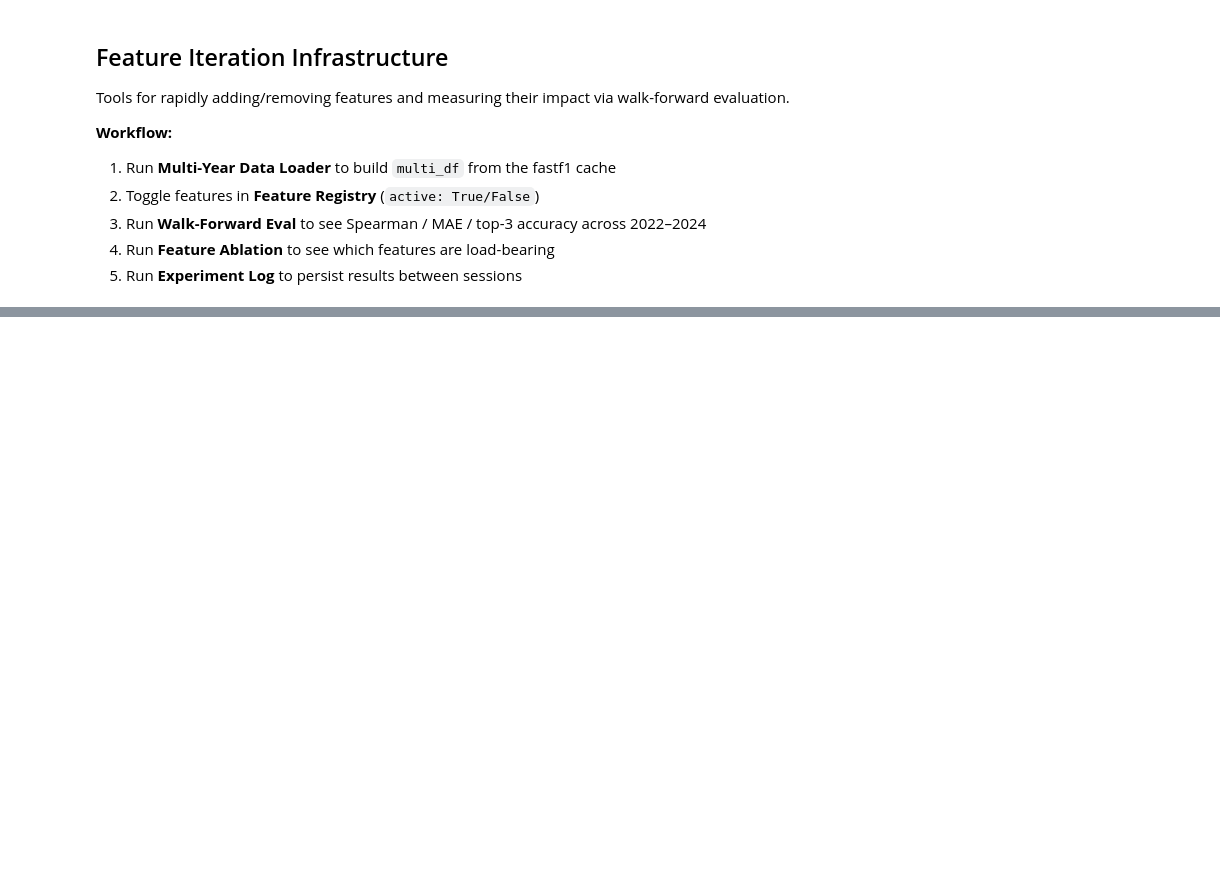
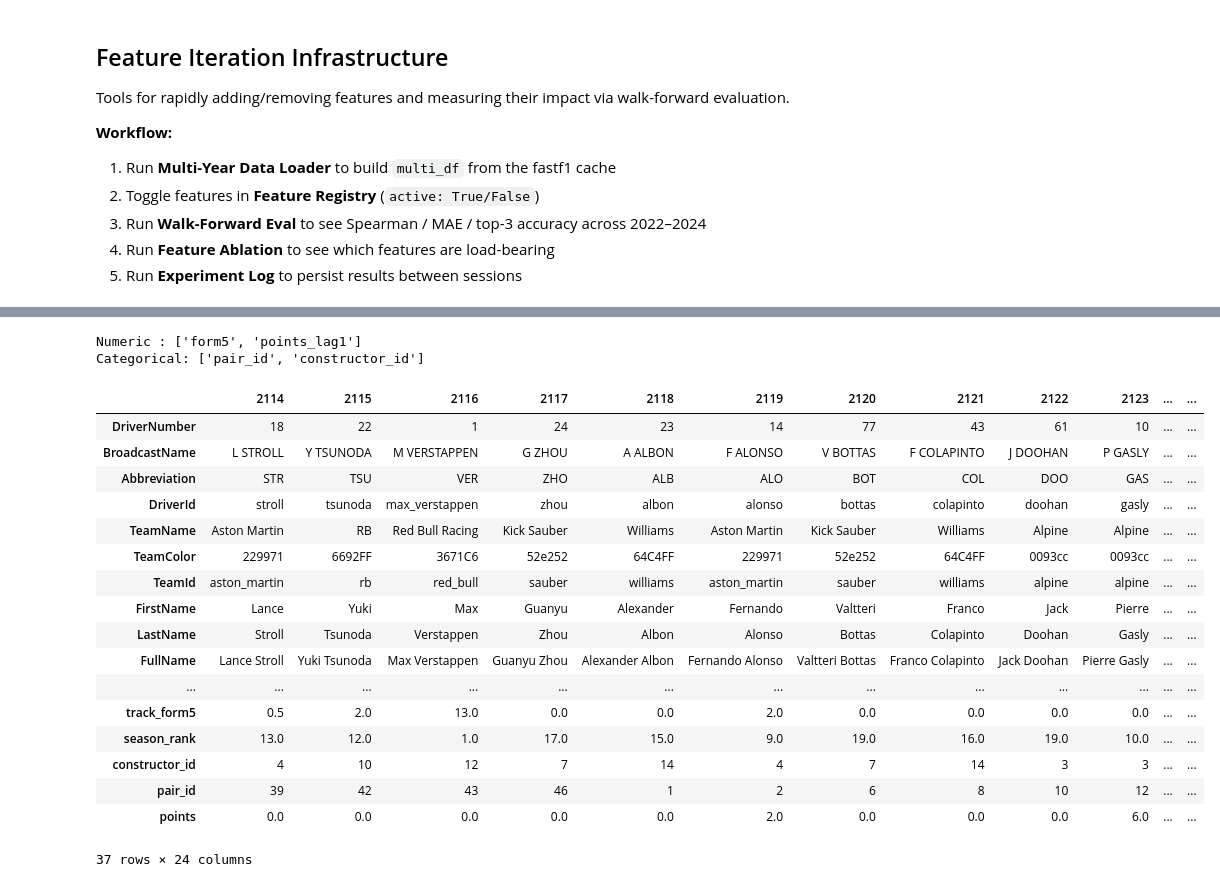
Before and after one commit to bradk54/F1_forecast, a Jupyter notebook: Notebooks/2_0_Model_Development.ipynb, the cells around one changed output, grey strips where cells are left out. Drawn from its saved outputs; the diff is of its cells as text; code cells hidden in the pictures; blank space fills up the shorter version.

```diff
--- a/Notebooks/2_0_Model_Development.ipynb
+++ b/Notebooks/2_0_Model_Development.ipynb
@@ -341,0 +500,7 @@ final.head().T
+# %%
+import sys; sys.path.append('..')
+from src.data.f1_loader import load_seasons
+
+data = load_seasons(2022, 2026)   # inclusive
+data.summary()                    # audit + sanity table
+df = data.wide                    # one row per driver-race
@@ -1515,7 +1795,8 @@ def build_multiyear_features(season_df, k0=2.0):
     """
     df = season_df.copy()
     df["Points"] = pd.to_numeric(df["Points"], errors="coerce").fillna(0)
-    df["GridPosition"] = pd.to_numeric(df["GridPosition"], errors="coerce").fillna(10)
+    df["GridPosition"] = pd.to_numeric(
+        df["GridPosition"], errors="coerce").fillna(10)
     df = df.sort_values(["Abbreviation", "RaceDate"]).reset_index(drop=True)
     mu0 = float(df["Points"].mean())
 
@@ -1526,7 +1807,8 @@ def build_multiyear_features(season_df, k0=2.0):
         .reset_index(level=0, drop=True)
     )
     df["form5"] = df["Points_last5"].apply(lambda L: shrink_mean(L, mu0, k0))
-    df["points_lag1"] = df.groupby("Abbreviation")["Points"].shift(1).fillna(mu0)
+    df["points_lag1"] = df.groupby("Abbreviation")[
+        "Points"].shift(1).fillna(mu0)
 
     # ── grid position ──
     df["grid_position"] = df["GridPosition"]
@@ -1552,14 +1834,17 @@ def build_multiyear_features(season_df, k0=2.0):
         .reset_index(level=[0, 1], drop=True)
     )
     track["track_form5"] = track["_track_last5"].apply(
-        lambda L: float(np.mean(L)) if isinstance(L, list) and len(L) > 0 else mu0
+        lambda L: float(np.mean(L)) if isinstance(
+            L, list) and len(L) > 0 else mu0
     )
     df["track_form5"] = track["track_form5"].reindex(df.index)
 
     # ── season rank entering race ──
-    df = df.sort_values(["Year", "RaceDate", "Abbreviation"]).reset_index(drop=True)
+    df = df.sort_values(["Year", "RaceDate", "Abbreviation"]
+                        ).reset_index(drop=True)
     df["_cum"] = df.groupby(["Year", "Abbreviation"])["Points"].cumsum()
-    df["_cum_lag"] = df.groupby(["Year", "Abbreviation"])["_cum"].shift(1).fillna(0)
+    df["_cum_lag"] = df.groupby(["Year", "Abbreviation"])[
+        "_cum"].shift(1).fillna(0)
     df["season_rank"] = (
         df.groupby(["Year", "RaceDate"])["_cum_lag"]
         .rank(ascending=False, method="min")
@@ -1567,8 +1852,10 @@ def build_multiyear_features(season_df, k0=2.0):
     df.drop(columns=["_cum", "_cum_lag"], inplace=True)
 
     # ── categorical IDs ──
-    df["constructor_id"] = df["TeamName"].astype("category").cat.codes.astype(int)
-    df["pair_id"] = (df["Abbreviation"] + "_" + df["TeamName"]).astype("category").cat.codes.astype(int)
+    df["constructor_id"] = df["TeamName"].astype(
+        "category").cat.codes.astype(int)
+    df["pair_id"] = (df["Abbreviation"] + "_" + df["TeamName"]
+                     ).astype("category").cat.codes.astype(int)
 
     # lowercase target for F1PoissonForecaster
     df["points"] = df["Points"]
@@ -1578,5 +1865,7 @@ def build_multiyear_features(season_df, k0=2.0):
 print("Loading multi-year data from fastf1 cache...")
 multi_raw = load_multiyear_fastf1(f1, years=range(2020, 2025))
 multi_df = build_multiyear_features(multi_raw)
-print(f"\nDataset: {multi_df.shape[0]} driver-race rows across {multi_df['Year'].nunique()} seasons")
-multi_df[["Abbreviation", "Race", "Year", "form5", "grid_position", "dnf_rate5", "track_form5", "season_rank"]].head(8)
+print(
+    f"\nDataset: {multi_df.shape[0]} driver-race rows across {multi_df['Year'].nunique()} seasons")
+multi_df[["Abbreviation", "Race", "Year", "form5", "grid_position",
+          "dnf_rate5", "track_form5", "season_rank"]].head(8)
@@ -1590,18 +1981,49 @@ FEATURE_CONFIG = {
     "form5":         {"active": True,  "type": "numeric"},
     "points_lag1":   {"active": True,  "type": "numeric"},
     "pair_id":       {"active": True,  "type": "categorical"},
-    "constructor_id":{"active": True,  "type": "categorical"},
+    "constructor_id": {"active": True,  "type": "categorical"},
     # New candidates — flip active: True to include, then rerun walk_forward_eval
-    "grid_position": {"active": False, "type": "numeric"},   # qualifying/grid start
+    # qualifying/grid start
+    "grid_position": {"active": False, "type": "numeric"},
     "dnf_rate5":     {"active": False, "type": "numeric"},   # rolling DNF rate
-    "track_form5":   {"active": False, "type": "numeric"},   # avg points at this circuit
-    "season_rank":   {"active": False, "type": "numeric"},   # current WDC standing
+    # avg points at this circuit
+    "track_form5":   {"active": False, "type": "numeric"},
+    # current WDC standing
+    "season_rank":   {"active": False, "type": "numeric"},
 }
 
-active_numeric = [k for k, v in FEATURE_CONFIG.items() if v["active"] and v["type"] == "numeric"]
-active_cat     = [k for k, v in FEATURE_CONFIG.items() if v["active"] and v["type"] == "categorical"]
+active_numeric = [k for k, v in FEATURE_CONFIG.items(
+) if v["active"] and v["type"] == "numeric"]
+active_cat = [k for k, v in FEATURE_CONFIG.items() if v["active"]
+              and v["type"] == "categorical"]
 print("Numeric :", active_numeric)
 print("Categorical:", active_cat)
+# %% [output]
+Numeric : ['form5', 'points_lag1']
+Categorical: ['pair_id', 'constructor_id']
+# %%
+multi_df = build_multiyear_features(multi_raw)
+
+multi_df.tail(24).T
+# %% [output]
+|  | 2114 | 2115 | 2116 | 2117 | 2118 | 2119 | 2120 | 2121 | 2122 | 2123 | ... | ... |
+| DriverNumber | 18 | 22 | 1 | 24 | 23 | 14 | 77 | 43 | 61 | 10 | ... | ... |
+| BroadcastName | L STROLL | Y TSUNODA | M VERSTAPPEN | G ZHOU | A ALBON | F ALONSO | V BOTTAS | F COLAPINTO | J DOOHAN | P GASLY | ... | ... |
+| Abbreviation | STR | TSU | VER | ZHO | ALB | ALO | BOT | COL | DOO | GAS | ... | ... |
+| DriverId | stroll | tsunoda | max_verstappen | zhou | albon | alonso | bottas | colapinto | doohan | gasly | ... | ... |
+| TeamName | Aston Martin | RB | Red Bull Racing | Kick Sauber | Williams | Aston Martin | Kick Sauber | Williams | Alpine | Alpine | ... | ... |
+| TeamColor | 229971 | 6692FF | 3671C6 | 52e252 | 64C4FF | 229971 | 52e252 | 64C4FF | 0093cc | 0093cc | ... | ... |
+| TeamId | aston_martin | rb | red_bull | sauber | williams | aston_martin | sauber | williams | alpine | alpine | ... | ... |
+| FirstName | Lance | Yuki | Max | Guanyu | Alexander | Fernando | Valtteri | Franco | Jack | Pierre | ... | ... |
+| LastName | Stroll | Tsunoda | Verstappen | Zhou | Albon | Alonso | Bottas | Colapinto | Doohan | Gasly | ... | ... |
+| FullName | Lance Stroll | Yuki Tsunoda | Max Verstappen | Guanyu Zhou | Alexander Albon | Fernando Alonso | Valtteri Bottas | Franco Colapinto | Jack Doohan | Pierre Gasly | ... | ... |
+| ... | ... | ... | ... | ... | ... | ... | ... | ... | ... | ... | ... | ... |
+| track_form5 | 0.5 | 2.0 | 13.0 | 0.0 | 0.0 | 2.0 | 0.0 | 0.0 | 0.0 | 0.0 | ... | ... |
+| season_rank | 13.0 | 12.0 | 1.0 | 17.0 | 15.0 | 9.0 | 19.0 | 16.0 | 19.0 | 10.0 | ... | ... |
+| constructor_id | 4 | 10 | 12 | 7 | 14 | 4 | 7 | 14 | 3 | 3 | ... | ... |
+| pair_id | 39 | 42 | 43 | 46 | 1 | 2 | 6 | 8 | 10 | 12 | ... | ... |
+| points | 0.0 | 0.0 | 0.0 | 0.0 | 0.0 | 2.0 | 0.0 | 0.0 | 0.0 | 6.0 | ... | ... |
+37 rows × 24 columns
 # %%
 
 # ── Walk-Forward Evaluation Harness ──────────────────────────────────────────
```
Also changed, not shown: parts of 25 cells of this notebook, 1 other file.
